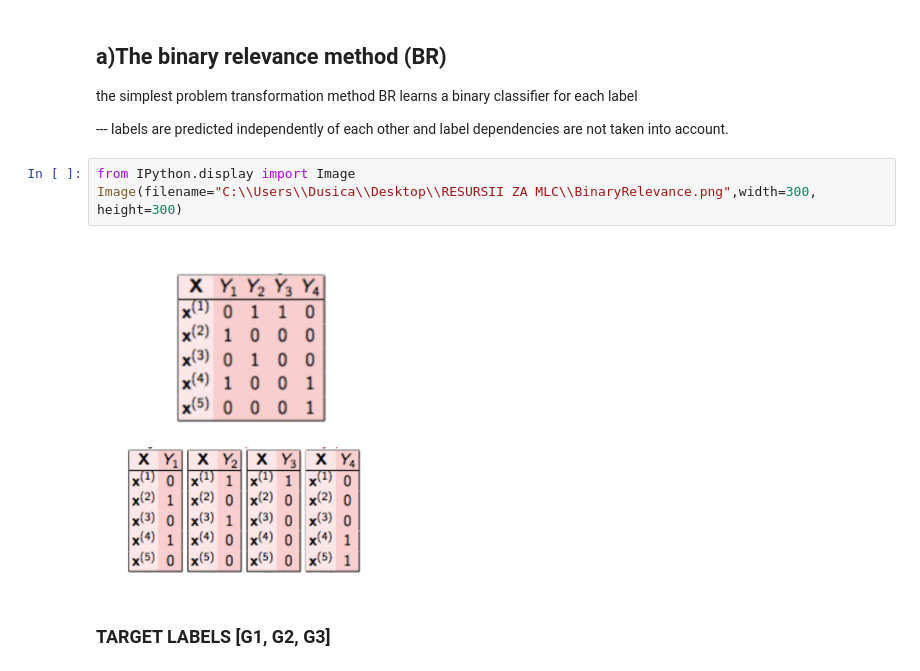
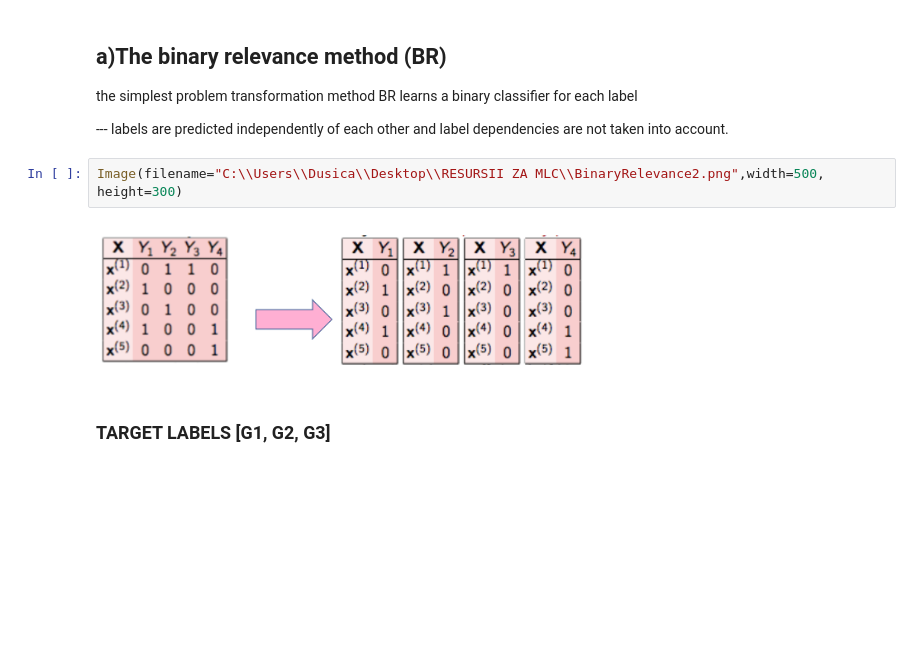
Before and after one commit to dusicastepic/Multi-label-classification-, a Jupyter notebook: MLC - proba.ipynb, the cells around one changed output. Drawn from its saved outputs; the diff is of its cells as text; blank space fills up the shorter version.

```diff
--- a/MLC - proba.ipynb
+++ b/MLC - proba.ipynb
@@ -149,10 +159,9 @@ BR learns a binary classifier for each label
 
 --- labels are predicted independently of each other and label dependencies are not taken into account.
 # %%
-from IPython.display import Image
-Image(filename="C:\\Users\\Dusica\\Desktop\\RESURSII ZA MLC\\BinaryRelevance.png",width=300, height=300)
+Image(filename="C:\\Users\\Dusica\\Desktop\\RESURSII ZA MLC\\BinaryRelevance2.png",width=500, height=300)
 # %% [output]
-[figure, old version]
+[figure, new version]
 # %% [markdown]
 ### TARGET LABELS [G1, G2, G3]
 # %%
```
Also changed, not shown: parts of 49 cells of this notebook.
